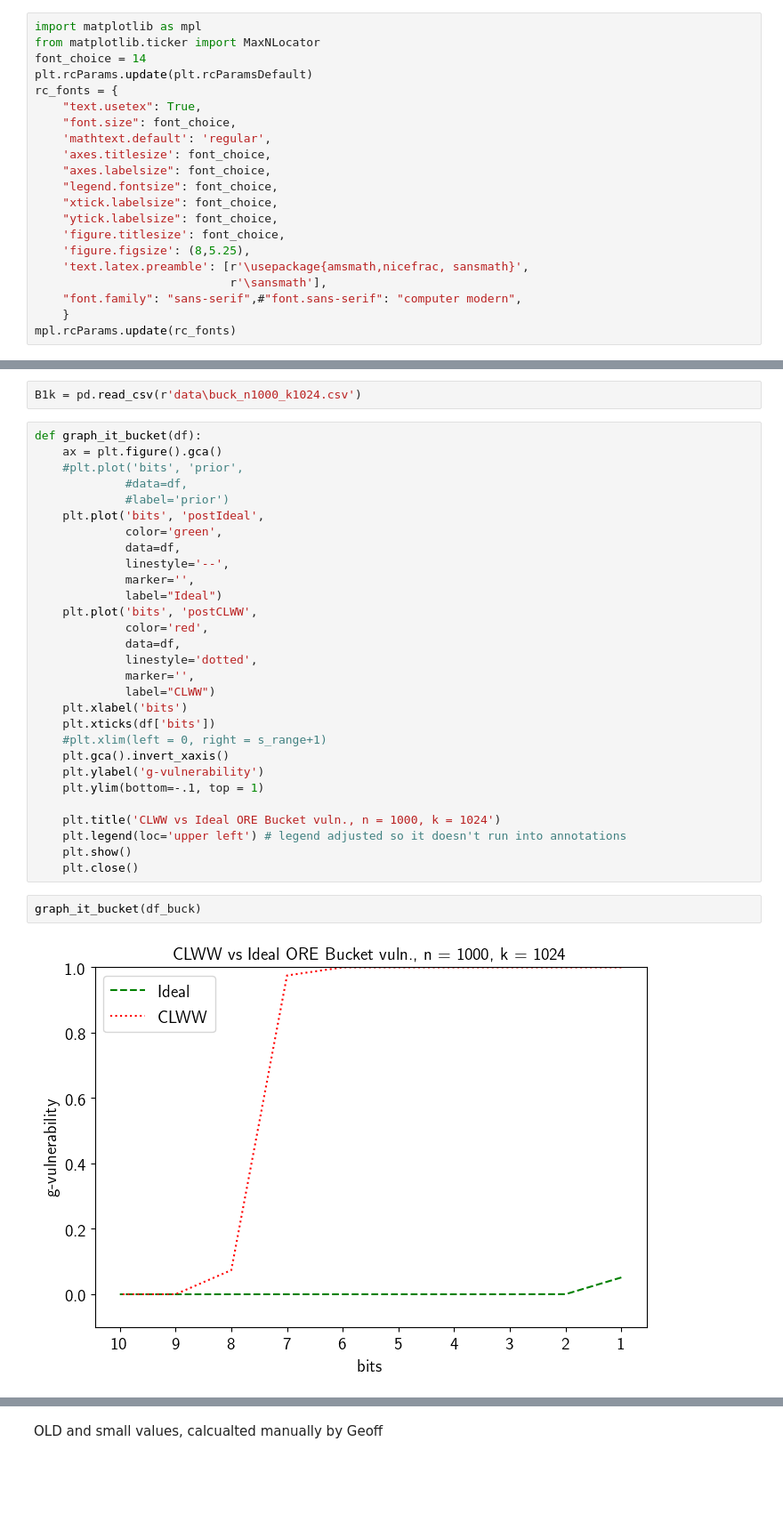
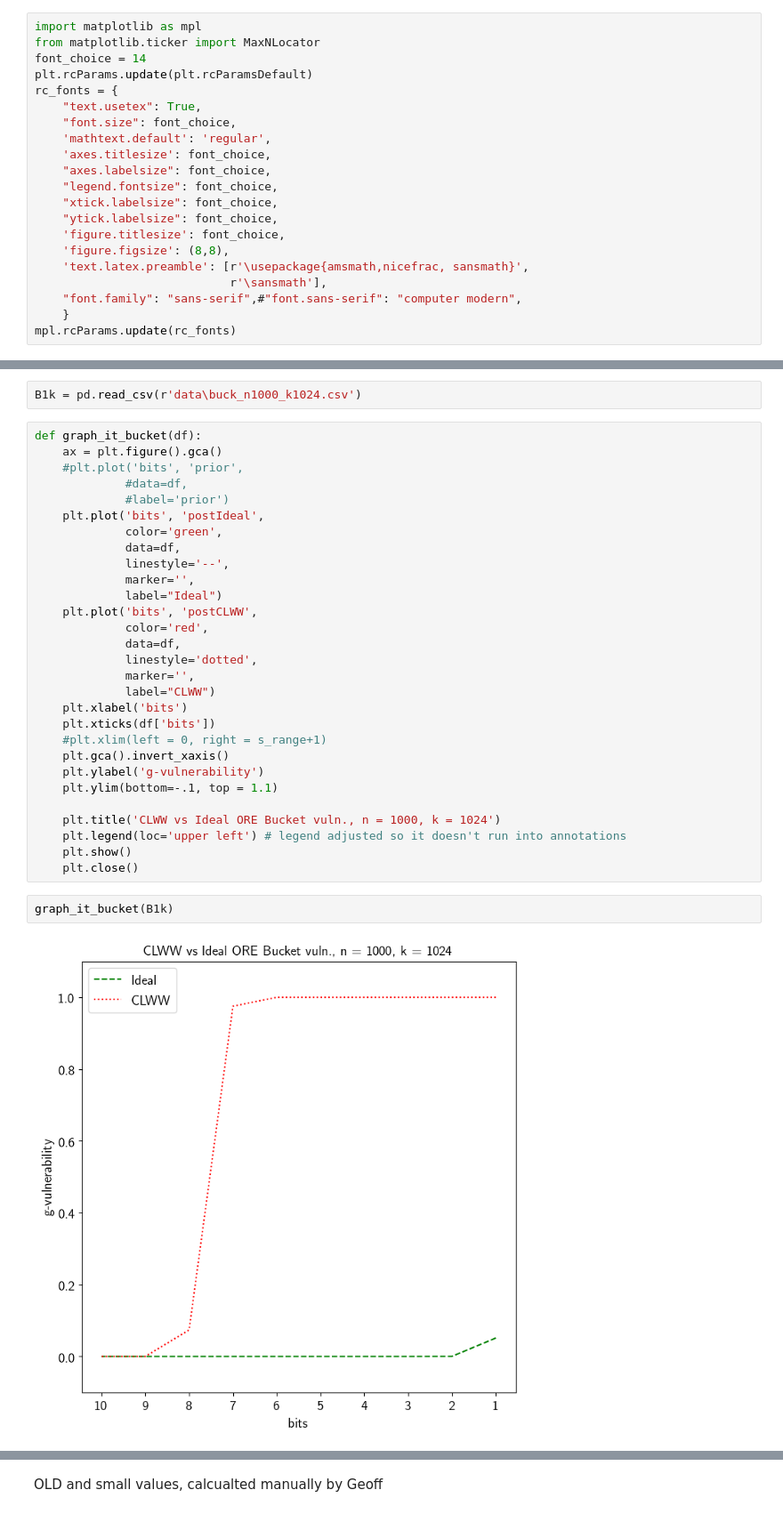
Before and after one commit to majk12/ore, a Jupyter notebook: Bucket.ipynb, the cells around one changed output, grey strips where cells are left out. Shown at 89% size. Cells and saved outputs as stored; diff of their text form; blank space fills up the shorter version.

Commit message:
edited graphs

```diff
--- a/Bucket.ipynb
+++ b/Bucket.ipynb
@@ -122,7 +122,7 @@ rc_fonts = {
     "xtick.labelsize": font_choice,
     "ytick.labelsize": font_choice,
     'figure.titlesize': font_choice,
-    'figure.figsize': (8,5.25),
+    'figure.figsize': (8,8),
     'text.latex.preamble': [r'\usepackage{amsmath,nicefrac, sansmath}',
                             r'\sansmath'],
     "font.family": "sans-serif",#"font.sans-serif": "computer modern",
@@ -186,13 +186,13 @@ def graph_it_bucket(df):
     #plt.xlim(left = 0, right = s_range+1)
     plt.gca().invert_xaxis()
     plt.ylabel('g-vulnerability')
-    plt.ylim(bottom=-.1, top = 1)
+    plt.ylim(bottom=-.1, top = 1.1)
 
     plt.title('CLWW vs Ideal ORE Bucket vuln., n = 1000, k = 1024')
     plt.legend(loc='upper left') # legend adjusted so it doesn't run into annotations
     plt.show()
     plt.close()
 # %%
-graph_it_bucket(df_buck)
+graph_it_bucket(B1k)
 # %% [output]
-[figure, old version]
+[figure, new version]
```
Also changed, not shown: parts of 3 cells of this notebook.
